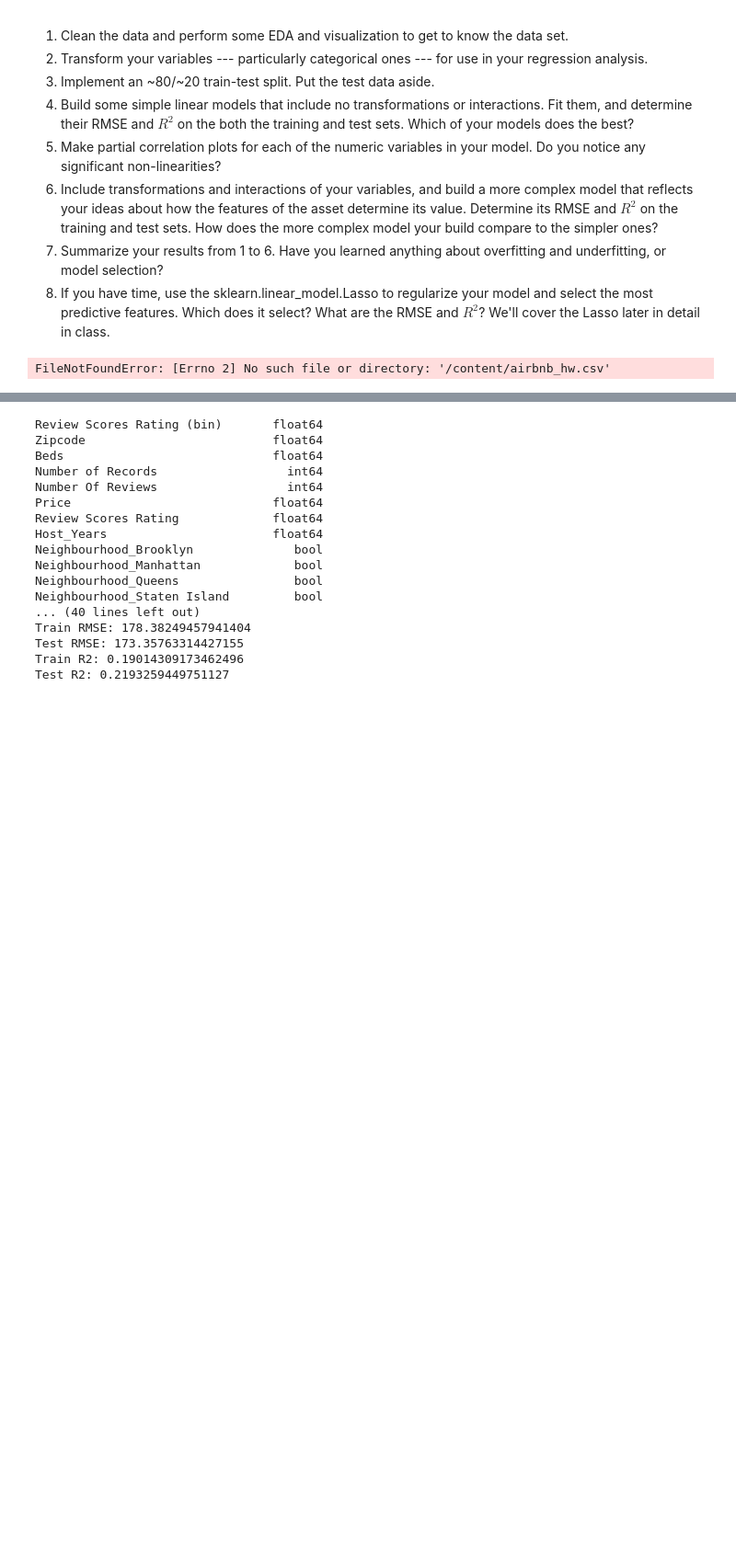
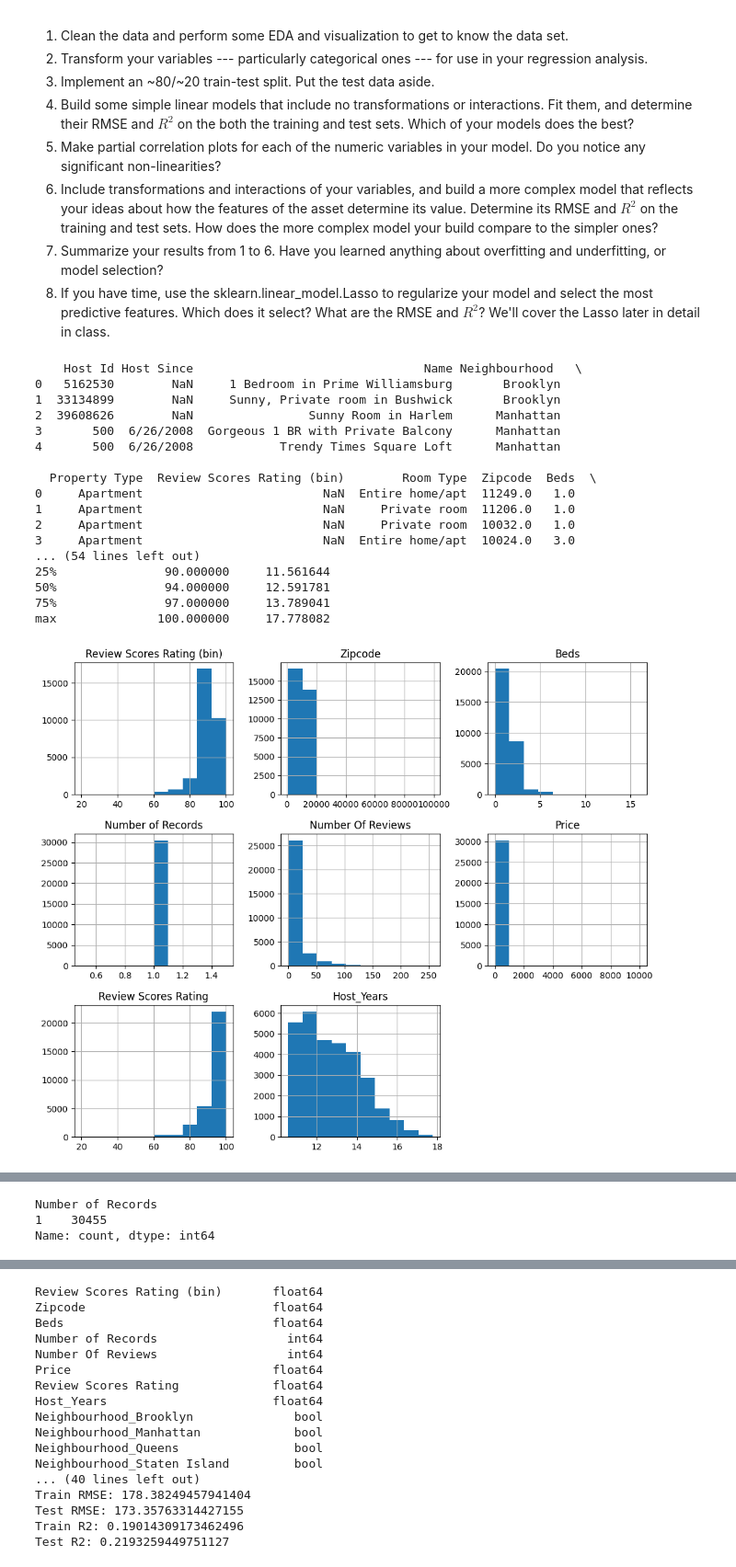
Before and after one commit to allyoshea/linear_models, a Jupyter notebook: lab/lab.ipynb, the cells around one changed output, grey strips where cells are left out. Shown at 92% size. Drawn from its saved outputs; the diff is of its cells as text; code cells hidden in the pictures; blank space fills up the shorter version.

```diff
--- a/lab/lab.ipynb
+++ b/lab/lab.ipynb
@@ -35,32 +35,53 @@ df = df.drop_duplicates()
 df = df.drop(columns=['Host Id', 'Name'])
 # Strip whitespace from column names
 df.columns = df.columns.str.strip()
 
 # Convert Host Since to numeric because its a sentence how
 df['Host_Since'] = pd.to_datetime(df['Host Since'], errors='coerce')
 df['Host_Years'] = (pd.Timestamp.today() - df['Host_Since']).dt.days / 365
 df = df.drop(columns=['Host Since'])
 
 # Convert Price to numeric by remocing the dollar sign and comma
 df['Price'] = df['Price'].replace({'\$':'', ',':''}, regex=True).astype(float)
 
 # Fill missing numeric values to avoid errors in thelunear regression later
 numeric_cols = ['Review Scores Rating (bin)', 'Zipcode', 'Beds', 'Review Scores Rating']
 df[numeric_cols] = df[numeric_cols].fillna(df[numeric_cols].median())
 df = df.drop(columns=['Host_Since'])
 #drop NA to avoid error
 df=df.dropna()
 
 #EDA can drscribe then maek histrograms and KDE plits
 print(df.describe())
-
+#the first time i graphed it histogram for records seemed weird and like it was a constant --> confirmed using line below that it is ALL 1 so drop column to clean data as it has no regression power
+print(df['Number of Records'].value_counts())
+# If it's all 1s, drop it:
+df = df.drop(columns=['Number of Records'])
 # Histograms
 df.hist(figsize=(12,10))
 plt.show()
 
+#use seaborn to make KDEs using histplot
 for col in df.select_dtypes(include=np.number).columns:
     sns.histplot(df[col], kde=True)
     plt.title(f"Distribution of {col}")
     plt.show()
 # %% [output]
-FileNotFoundError: [Errno 2] No such file or directory: '/content/airbnb_hw.csv'
+    Host Id Host Since                                Name Neighbourhood   \
+0   5162530        NaN     1 Bedroom in Prime Williamsburg       Brooklyn
+1  33134899        NaN     Sunny, Private room in Bushwick       Brooklyn
+2  39608626        NaN                Sunny Room in Harlem      Manhattan
+3       500  6/26/2008  Gorgeous 1 BR with Private Balcony      Manhattan
+4       500  6/26/2008            Trendy Times Square Loft      Manhattan
+
+  Property Type  Review Scores Rating (bin)        Room Type  Zipcode  Beds  \
+0     Apartment                         NaN  Entire home/apt  11249.0   1.0
+1     Apartment                         NaN     Private room  11206.0   1.0
+2     Apartment                         NaN     Private room  10032.0   1.0
+3     Apartment                         NaN  Entire home/apt  10024.0   3.0
+... (54 lines left out)
+25%               90.000000     11.561644
+50%               94.000000     12.591781
+75%               97.000000     13.789041
+max              100.000000     17.778082
+[figure, added]
@@ -66,0 +96,3 @@ FileNotFoundError: [Errno 2] No such file or directory: '/content/airbnb_hw.csv'
+Number of Records
+1    30455
+Name: count, dtype: int64
```
Also changed, not shown: parts of 2 cells of this notebook.
